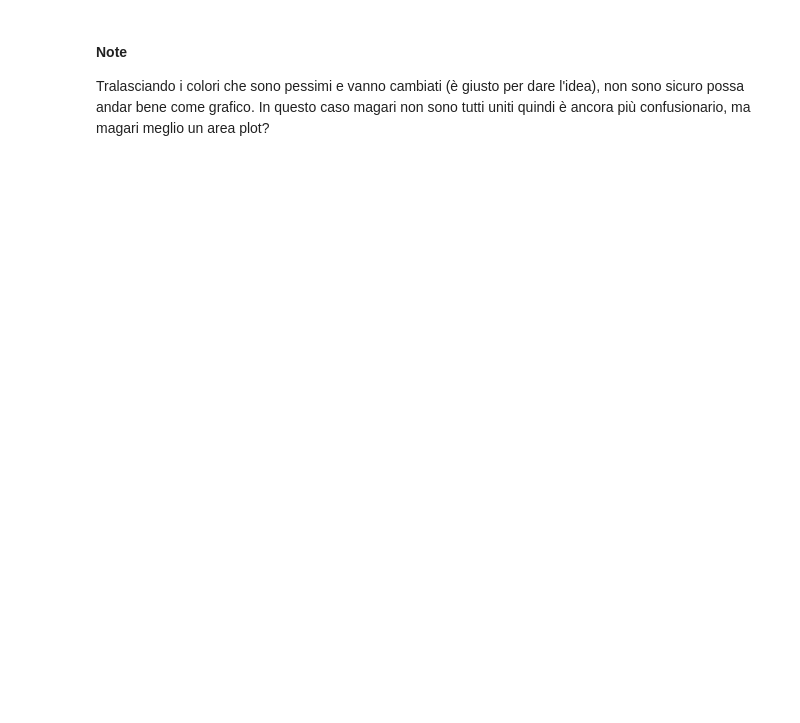
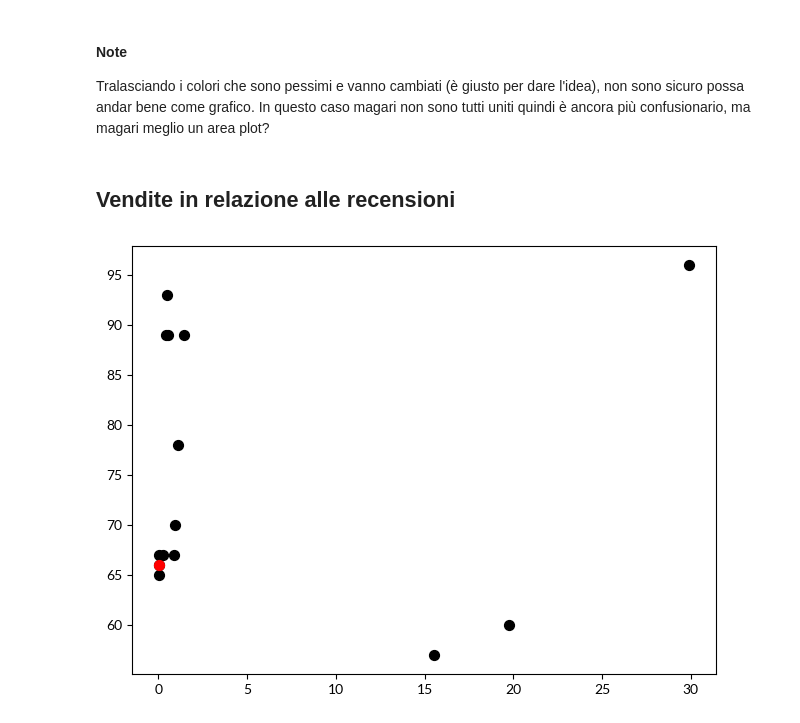
Before and after one commit to demic-dev/vs-project, a Jupyter notebook: charts.ipynb, the cells around one changed output. Drawn from its saved outputs; the diff is of its cells as text; code cells hidden in the pictures; blank space fills up the shorter version.

```diff
--- a/charts.ipynb
+++ b/charts.ipynb
@@ -160,3 +161,22 @@ plt.axis("off")
 
 Tralasciando i colori che sono pessimi e vanno cambiati (è giusto per dare l'idea), non sono sicuro possa andar bene come grafico.
 In questo caso magari non sono tutti uniti quindi è ancora più confusionario, ma magari meglio un area plot?
+# %% [markdown]
+## Vendite in relazione alle recensioni
+# %%
+import matplotlib.pyplot as plt
+
+concord = sales_aaa.query('name=="Concord"')
+
+plt.scatter(sales_aaa['sales_k']/1000, sales_aaa['reviews'], color='black', marker='o', s=50)
+plt.scatter(concord['sales_k']/1000, concord['reviews'], color='Red', marker='o', s=50)
+
+# plt.title('Vendite in relazione alle recensioni')
+# plt.xlabel('Milioni di copie vendute')
+# plt.ylabel('Positività delle recensioni')
+
+plt.tight_layout()
+
+plt.savefig(build_chart_path("sales_and_reviews_2024"), format="svg")
+# %% [output]
+[figure, added]
```
Also changed, not shown: parts of 8 cells of this notebook, 6 other files.
